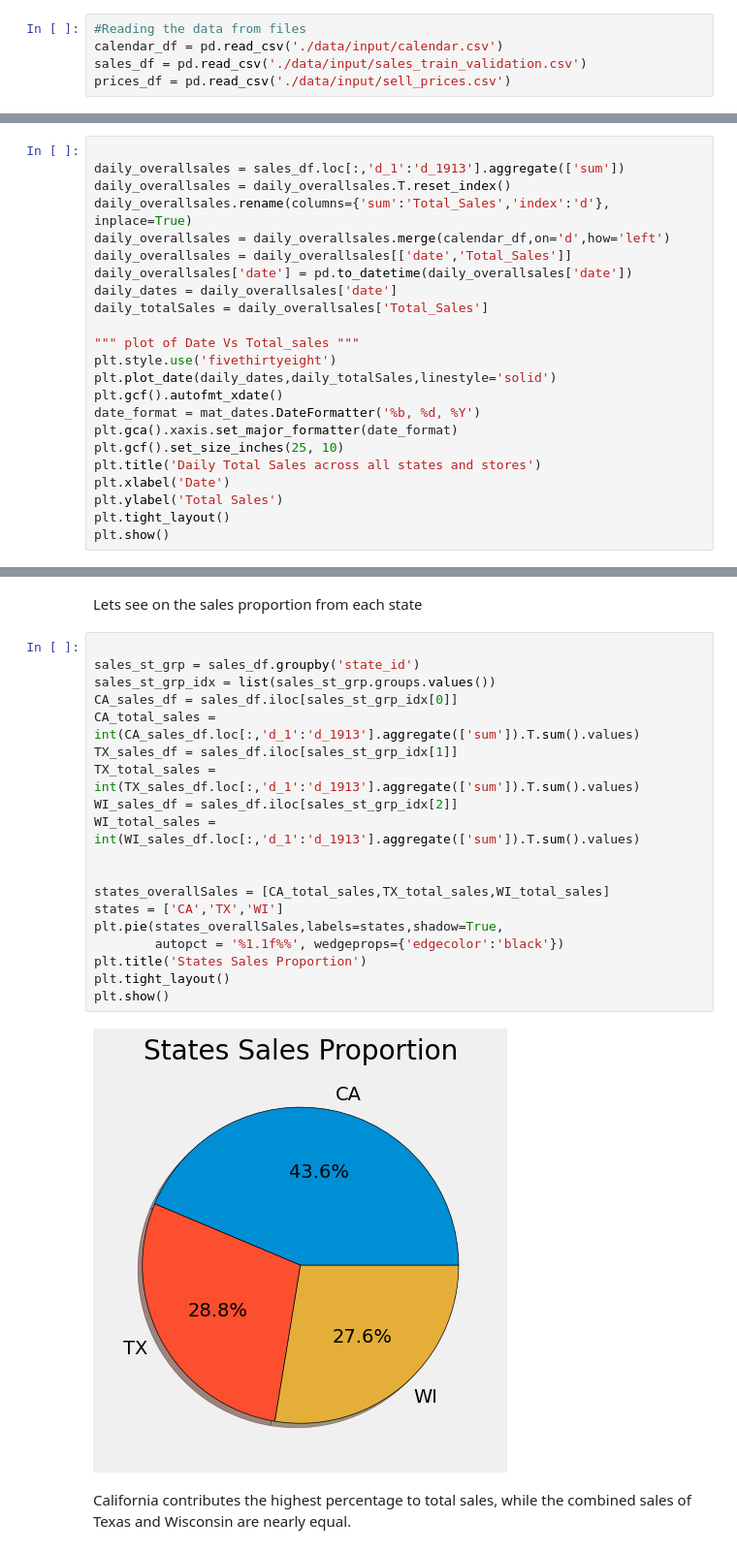
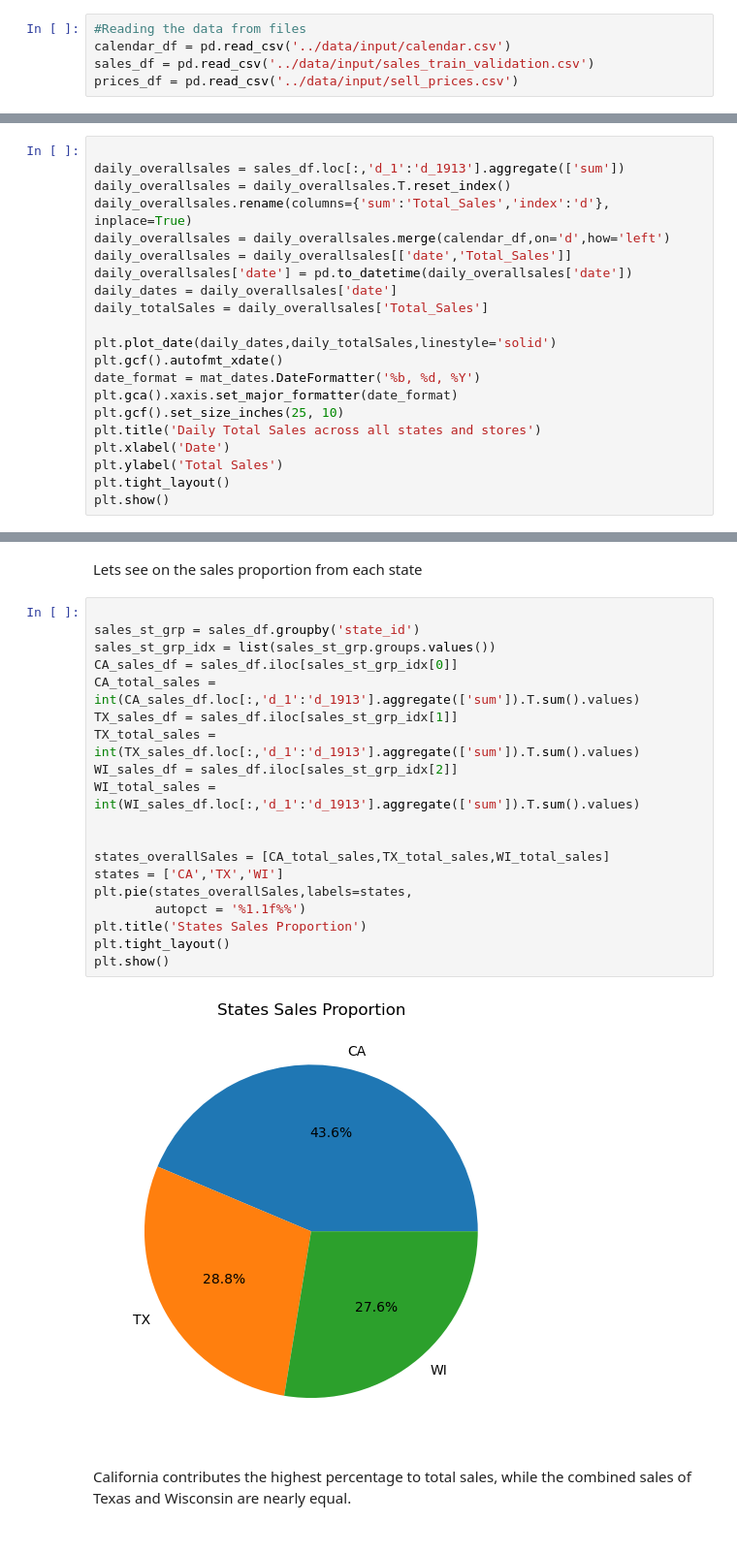
Before and after one commit to Rok-sana/Capstone_Project_TS, a Jupyter notebook: notebooks/FP_EDA.ipynb, the cells around one changed output, grey strips where cells are left out. Shown at 97% size. Saved outputs shown, nothing was run; the diff lists cells and outputs as text.

```diff
--- a/notebooks/FP_EDA.ipynb
+++ b/notebooks/FP_EDA.ipynb
@@ -20,8 +40,8 @@ pd.set_option('display.float_format', '{:.2f}'.format)
 # %%
 #Reading the data from files
-calendar_df = pd.read_csv('./data/input/calendar.csv')
-sales_df = pd.read_csv('./data/input/sales_train_validation.csv')
-prices_df = pd.read_csv('./data/input/sell_prices.csv')
+calendar_df = pd.read_csv('../data/input/calendar.csv')
+sales_df = pd.read_csv('../data/input/sales_train_validation.csv')
+prices_df = pd.read_csv('../data/input/sell_prices.csv')
 # %%
 print('shape of calendar_df is ',calendar_df.shape)
 print('top 2 rows of calendar_df')
@@ -77,8 +97,6 @@ daily_overallsales['date'] = pd.to_datetime(daily_overallsales['date'])
 daily_dates = daily_overallsales['date']
 daily_totalSales = daily_overallsales['Total_Sales']
 
-""" plot of Date Vs Total_sales """
-plt.style.use('fivethirtyeight')
 plt.plot_date(daily_dates,daily_totalSales,linestyle='solid')
 plt.gcf().autofmt_xdate()
 date_format = mat_dates.DateFormatter('%b, %d, %Y')
@@ -172,24 +190,24 @@ Lets see on the sales proportion from each state
 # %%
 
 sales_st_grp = sales_df.groupby('state_id')
 sales_st_grp_idx = list(sales_st_grp.groups.values())
 CA_sales_df = sales_df.iloc[sales_st_grp_idx[0]]
 CA_total_sales = int(CA_sales_df.loc[:,'d_1':'d_1913'].aggregate(['sum']).T.sum().values)
 TX_sales_df = sales_df.iloc[sales_st_grp_idx[1]]
 TX_total_sales = int(TX_sales_df.loc[:,'d_1':'d_1913'].aggregate(['sum']).T.sum().values)
 WI_sales_df = sales_df.iloc[sales_st_grp_idx[2]]
 WI_total_sales = int(WI_sales_df.loc[:,'d_1':'d_1913'].aggregate(['sum']).T.sum().values)
 
 
 states_overallSales = [CA_total_sales,TX_total_sales,WI_total_sales]
 states = ['CA','TX','WI']
-plt.pie(states_overallSales,labels=states,shadow=True,
-        autopct = '%1.1f%%', wedgeprops={'edgecolor':'black'})
+plt.pie(states_overallSales,labels=states,
+        autopct = '%1.1f%%')
 plt.title('States Sales Proportion')
 plt.tight_layout()
 plt.show()
 # %% [output]
-[figure, old version]
+[figure, new version]
 # %% [markdown]
 California contributes the highest percentage to total sales, while the combined sales of Texas and Wisconsin are nearly equal.
 # %% [markdown]
```
Also changed, not shown: parts of 58 cells of this notebook, 1 other file.
